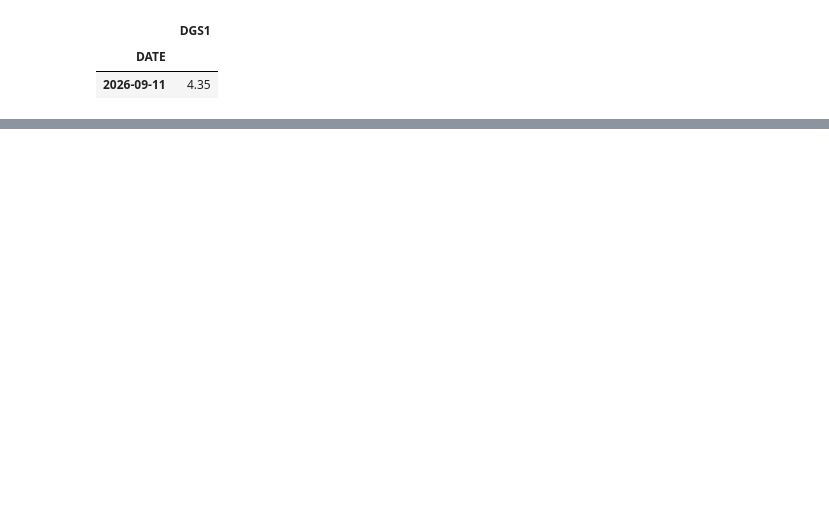
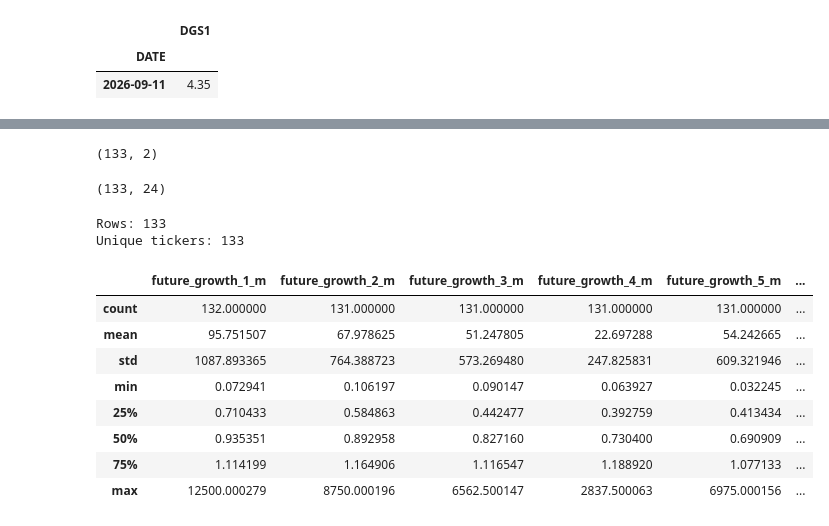
Before and after one commit to robanc/stock-markets-analytics-zoomcamp, a Jupyter notebook: 02-dataframe-analysis/Module_02_Working_with_the_data.ipynb, the cells around one changed output, grey strips where cells are left out. Saved outputs shown, nothing was run; the diff lists cells and outputs as text; code cells hidden in the pictures; blank space fills up the shorter version.

```diff
--- a/02-dataframe-analysis/Module_02_Working_with_the_data.ipynb
+++ b/02-dataframe-analysis/Module_02_Working_with_the_data.ipynb
@@ -2696,0 +3149,18 @@ m16.to_parquet(f'stocks_df_combined_{date_str}.parquet.brotli',
+# %%
+stocks_df = stocks_df.sort_values(["Ticker", "Date"]).copy()
+
+for m in range(1, 13):
+    trading_days = 21 * m
+
+    stocks_df[f"future_growth_{m}_m"] = (
+        stocks_df.groupby("Ticker")["Close"].transform(
+            lambda x: x.shift(-trading_days) / x
+        )
+    )
+# %%
+future_growth_cols = [
+    f"future_growth_{m}_m"
+    for m in range(1, 13)
+]
+
+stocks_df[future_growth_cols].head()
@@ -2696,0 +3174,9 @@ m16.to_parquet(f'stocks_df_combined_{date_str}.parquet.brotli',
+# %%
+min_dates = (
+    stocks_df
+    .groupby("Ticker", as_index=False)["Date"]
+    .min()
+    .rename(columns={"Date": "min_date"})
+)
+
+min_dates.head()
@@ -2696,0 +3190,37 @@ m16.to_parquet(f'stocks_df_combined_{date_str}.parquet.brotli',
+# %%
+min_dates.shape
+# %% [output]
+(133, 2)
+# %%
+ipo_entry_df = pd.merge(
+    min_dates,
+    stocks_df,
+    how="inner",
+    left_on=["Ticker", "min_date"],
+    right_on=["Ticker", "Date"],
+    validate="one_to_one"
+)
+
+ipo_entry_df.shape
+# %% [output]
+(133, 24)
+# %%
+print("Rows:", len(ipo_entry_df))
+print("Unique tickers:", ipo_entry_df["Ticker"].nunique())
+# %% [output]
+Rows: 133
+Unique tickers: 133
+# %%
+growth_stats = ipo_entry_df[future_growth_cols].describe()
+
+growth_stats
+# %% [output]
+|  | future_growth_1_m | future_growth_2_m | future_growth_3_m | future_growth_4_m | future_growth_5_m | ... |
+| count | 132.000000 | 131.000000 | 131.000000 | 131.000000 | 131.000000 | ... |
+| mean | 95.751507 | 67.978625 | 51.247805 | 22.697288 | 54.242665 | ... |
+| std | 1087.893365 | 764.388723 | 573.269480 | 247.825831 | 609.321946 | ... |
+| min | 0.072941 | 0.106197 | 0.090147 | 0.063927 | 0.032245 | ... |
+| 25% | 0.710433 | 0.584863 | 0.442477 | 0.392759 | 0.413434 | ... |
+| 50% | 0.935351 | 0.892958 | 0.827160 | 0.730400 | 0.690909 | ... |
+| 75% | 1.114199 | 1.164906 | 1.116547 | 1.188920 | 1.077133 | ... |
+| max | 12500.000279 | 8750.000196 | 6562.500147 | 2837.500063 | 6975.000156 | ... |
```
Also changed, not shown: parts of 116 cells of this notebook.
